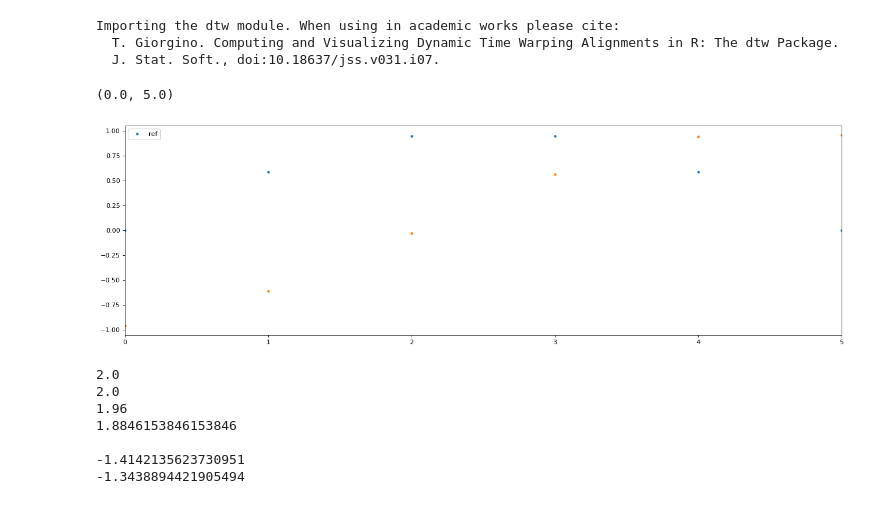
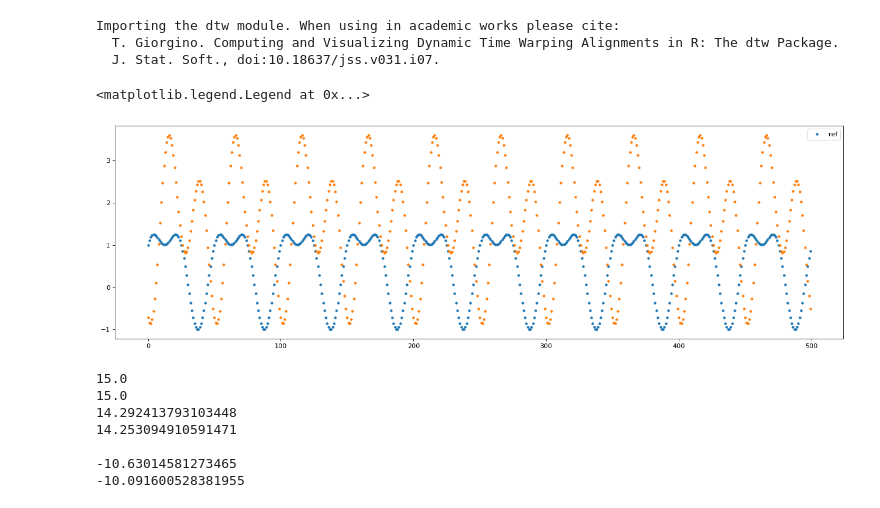
Before and after one commit to neuralabc/spft-java, a Jupyter notebook: spft/2022_09_DTW_known_data_test.ipynb, the cells around one changed output. Saved outputs shown, nothing was run; the diff lists cells and outputs as text; code cells hidden in the pictures.

```diff
--- a/spft/2022_09_DTW_known_data_test.ipynb
+++ b/spft/2022_09_DTW_known_data_test.ipynb
@@ -36,24 +36,24 @@ def get_dist_2_diag(t_ref, path):
 # %%
 start_time = 0
 end_time = 1
-sample_rate = 50
+sample_rate = 500
 time = np.arange(start_time, end_time, 1/sample_rate)
 theta = 5
-frequency = 5
+frequency = 10
 amplitude = 1
-t_ref = amplitude * np.sin(2 * np.pi * frequency * time) #+ amplitude*np.cos(2 * np.pi * frequency * time)**2
-t_for = amplitude * np.sin(2 * np.pi * frequency * time + theta)  #+ 3*amplitude*np.cos(2 * np.pi * frequency * time-theta)**2
+t_ref = amplitude * np.sin(2 * np.pi * frequency * time) + amplitude*np.cos(2 * np.pi * frequency * time)**2
+t_for = amplitude * np.sin(2 * np.pi * frequency * time + theta)  + 3*amplitude*np.cos(2 * np.pi * frequency * time-theta)**2
 plt.figure(figsize=(20, 6), dpi=80)
 plt.plot(t_ref,'.',label='ref')
 plt.plot(t_for,'.')
 plt.legend()
-plt.xlim(0,5)
+# plt.xlim(0,5)
 # plt.xlim(100,180), plt.ylim(-1.5,1)
 # %% [output]
-(0.0, 5.0)
+<matplotlib.legend.Legend at 0x...>
-[figure, old version]
+[figure, new version]
 # %%
-path, score = dtw_path(t_ref,t_for)
+path, score = dtw_path(t_ref,t_for,global_constraint=None,sakoe_chiba_radius=20)
 
 tw = r_dtw.dtw(t_ref,t_for, keep_internals=True, step_pattern='symmetric2') #we treat the reference as the query and the force as the target, such that we can apply the warp afterwards
 dd = np.diff(path,axis=1)
@@ -66,13 +66,13 @@ print("")
 print(np.median(d2diag))
 print(np.mean(d2diag))
 # %% [output]
-2.0
-2.0
-1.96
-1.8846153846153846
+15.0
+15.0
+14.292413793103448
+14.253094910591471
 
--1.4142135623730951
--1.3438894421905494
+-10.63014581273465
+-10.091600528381955
 # %%
 hh=plt.hist(dd,bins=25)
 # %% [output]
```
Also changed, not shown: parts of 2 cells of this notebook, 2 other files.
